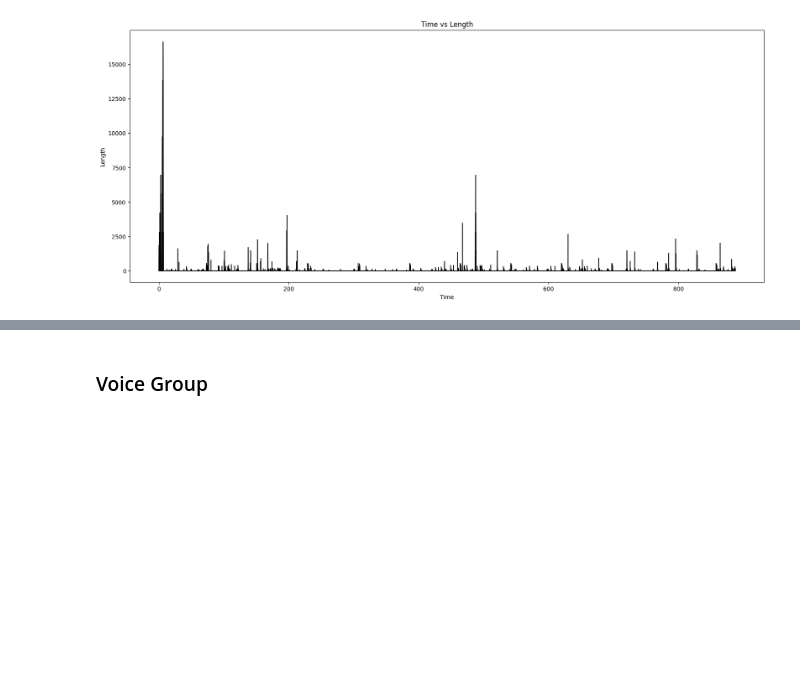
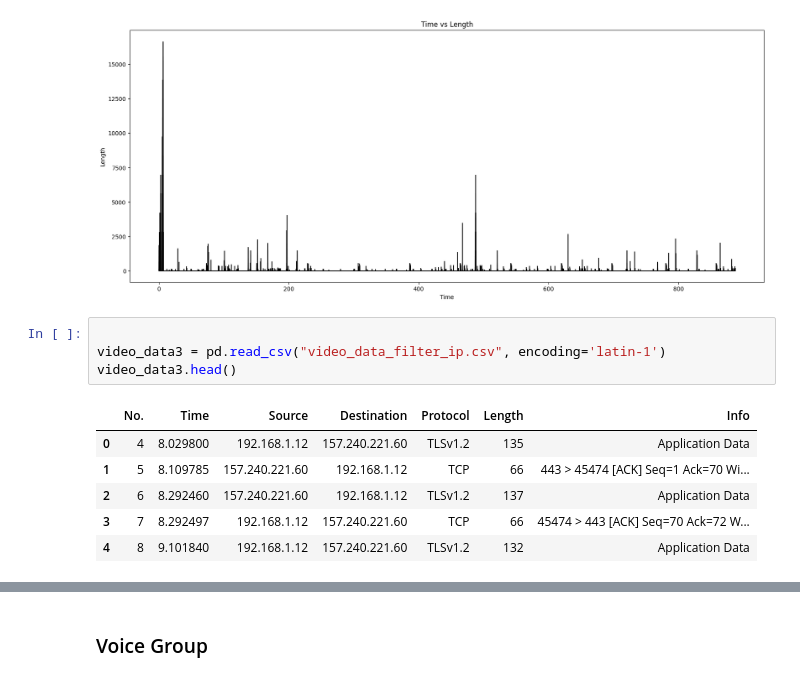
Before and after one commit to NoaAmichai/Computer_networks_final_project, a Jupyter notebook: project.ipynb, the cells around one changed output, grey strips where cells are left out. Cells and saved outputs as stored; diff of their text form; blank space fills up the shorter version.

```diff
--- a/project.ipynb
+++ b/project.ipynb
@@ -129,3 +129,14 @@ plt.title('Time vs Length')
 plt.show()
 # %% [output]
 [figure]
+# %%
+
+video_data3 = pd.read_csv("video_data_filter_ip.csv", encoding='latin-1')
+video_data3.head()
+# %% [output]
+|  | No. | Time | Source | Destination | Protocol | Length | Info |
+| 0 | 4 | 8.029800 | 192.168.1.12 | 157.240.221.60 | TLSv1.2 | 135 | Application Data |
+| 1 | 5 | 8.109785 | 157.240.221.60 | 192.168.1.12 | TCP | 66 | 443 > 45474 [ACK] Seq=1 Ack=70 Wi... |
+| 2 | 6 | 8.292460 | 157.240.221.60 | 192.168.1.12 | TLSv1.2 | 137 | Application Data |
+| 3 | 7 | 8.292497 | 192.168.1.12 | 157.240.221.60 | TCP | 66 | 45474 > 443 [ACK] Seq=70 Ack=72 W... |
+| 4 | 8 | 9.101840 | 192.168.1.12 | 157.240.221.60 | TLSv1.2 | 132 | Application Data |
```
Also changed, not shown: parts of 3 cells of this notebook, 1 other file.
